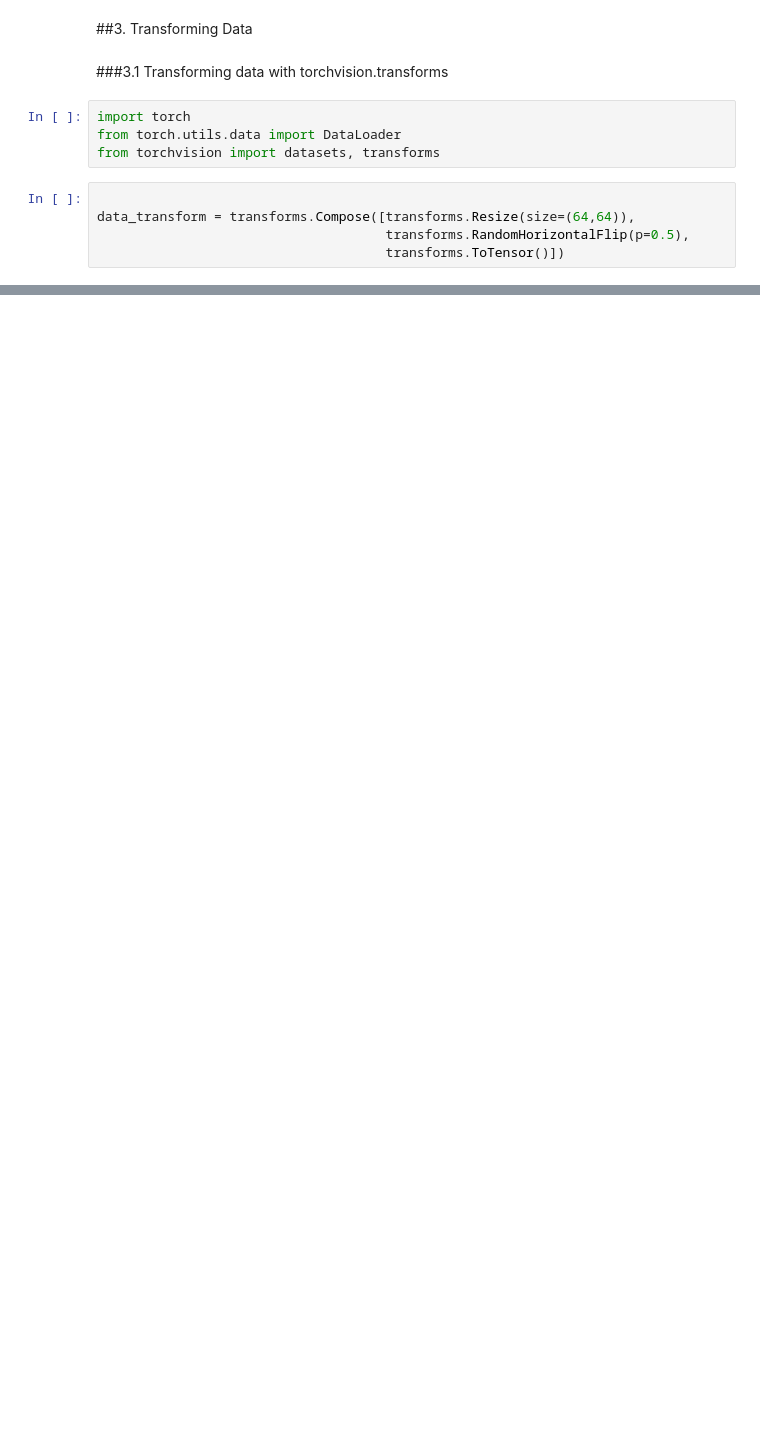
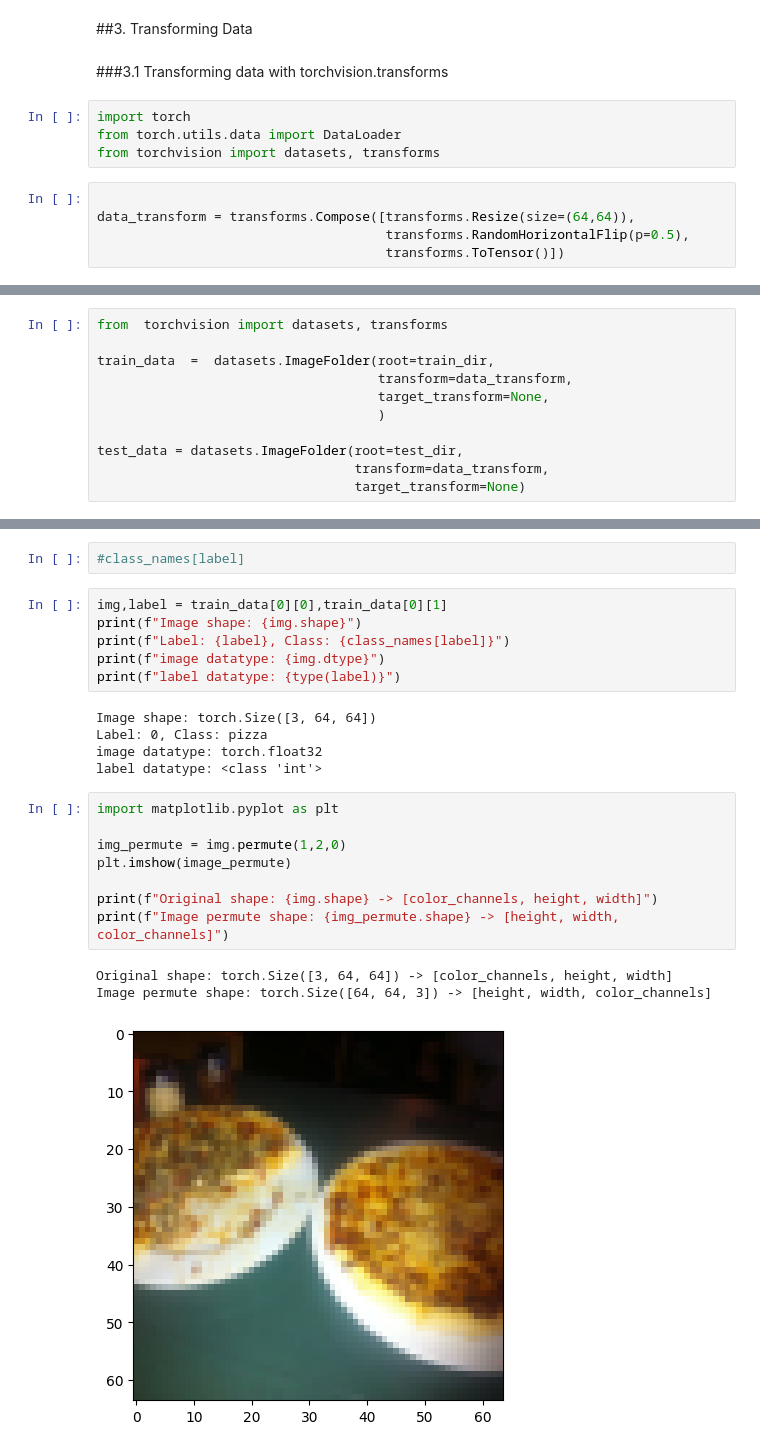
Before and after one commit to sachinthadilshann/pytorch_course_by_DanielBourke, a Jupyter notebook: 04_pytorch_custom_datasets.ipynb, the cells around one changed output, grey strips where cells are left out. Drawn from its saved outputs; the diff is of its cells as text; blank space fills up the shorter version.

```diff
--- a/04_pytorch_custom_datasets.ipynb
+++ b/04_pytorch_custom_datasets.ipynb
@@ -169,0 +172,11 @@ plot_transform_images(image_path_list,
+# %%
+from  torchvision import datasets, transforms
+
+train_data  =  datasets.ImageFolder(root=train_dir,
+                                    transform=data_transform,
+                                    target_transform=None,
+                                    )
+
+test_data = datasets.ImageFolder(root=test_dir,
+                                 transform=data_transform,
+                                 target_transform=None)
@@ -169,0 +275,25 @@ plot_transform_images(image_path_list,
+# %%
+#class_names[label]
+# %%
+img,label = train_data[0][0],train_data[0][1]
+print(f"Image shape: {img.shape}")
+print(f"Label: {label}, Class: {class_names[label]}")
+print(f"image datatype: {img.dtype}")
+print(f"label datatype: {type(label)}")
+# %% [output]
+Image shape: torch.Size([3, 64, 64])
+Label: 0, Class: pizza
+image datatype: torch.float32
+label datatype: <class 'int'>
+# %%
+import matplotlib.pyplot as plt
+
+img_permute = img.permute(1,2,0)
+plt.imshow(image_permute)
+
+print(f"Original shape: {img.shape} -> [color_channels, height, width]")
+print(f"Image permute shape: {img_permute.shape} -> [height, width, color_channels]")
+# %% [output]
+Original shape: torch.Size([3, 64, 64]) -> [color_channels, height, width]
+Image permute shape: torch.Size([64, 64, 3]) -> [height, width, color_channels]
+[figure, added]
```
Also changed, not shown: parts of 19 cells of this notebook.
